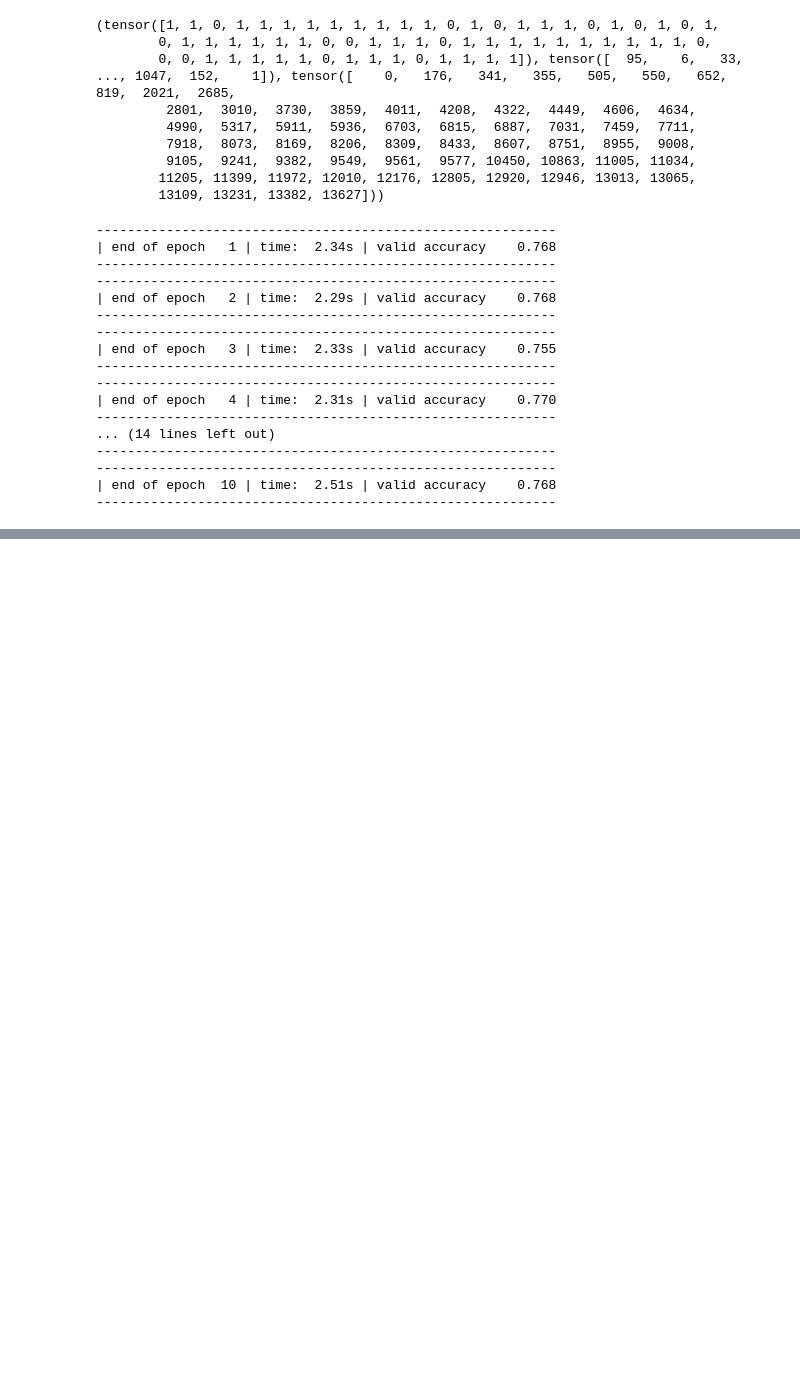
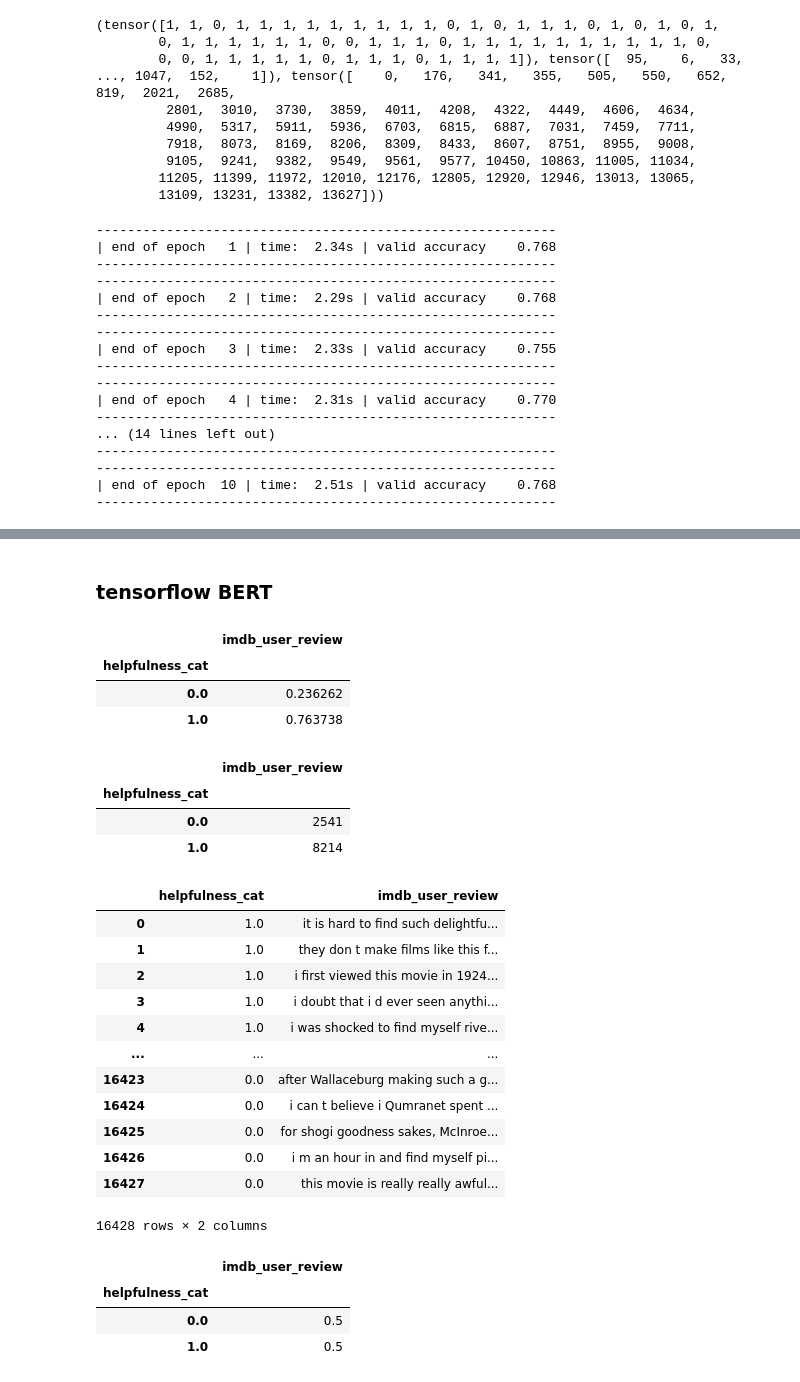
Before and after one commit to happysoymilk/movie-review-classifier, a Jupyter notebook: NLP_FCP.ipynb, the cells around one changed output, grey strips where cells are left out. Cells and saved outputs as stored; diff of their text form; code cells hidden in the pictures; blank space fills up the shorter version.

```diff
--- a/NLP_FCP.ipynb
+++ b/NLP_FCP.ipynb
@@ -703,0 +814,2 @@ for epoch in range(1, EPOCHS + 1):
+# %% [markdown]
+### tensorflow BERT
@@ -703,0 +821,16 @@ for epoch in range(1, EPOCHS + 1):
+# %%
+# nlp data augmentation
+# check the percentage of each label in the data set
+train.groupby('helpfulness_cat').count()/len(train)
+# %% [output]
+|  | imdb_user_review |
+| helpfulness_cat |  |
+| 0.0 | 0.236262 |
+| 1.0 | 0.763738 |
+# %%
+train.groupby('helpfulness_cat').count()
+# %% [output]
+|  | imdb_user_review |
+| helpfulness_cat |  |
+| 0.0 | 2541 |
+| 1.0 | 8214 |
@@ -703,0 +847,36 @@ for epoch in range(1, EPOCHS + 1):
+# %%
+#!pip install wget
+# download model from: https://drive.google.com/file/d/0B7XkCwpI5KDYNlNUTTlSS21pQmM/edit?resourcekey=0-wjGZdNAUop6WykTtMip30g
+import wget
+url = 'https://s3.amazonaws.com/dl4j-distribution/GoogleNews-vectors-negative300.bin.gz'
+filename = wget.download(url)
+# gzip -d GoogleNews-vectors-negative300.bin.gz
+# get current path
+import os
+current_path = os.getcwd()
+# load the google model path
+google_model_path = os.path.join(current_path, 'GoogleNews-vectors-negative300.bin')
+# %%
+aug = naw.WordEmbsAug(
+    model_type='word2vec', model_path=google_model_path,
+    action="insert")
+# %%
+# augmente the unhelpful reviews
+unhelpful_reviews = train[train['helpfulness_cat'] == 0].reset_index(drop=True)
+
+def augment_text(df_train,df_unhelpful,num,pr=0.2):
+    aug.aug_p=pr
+    new_text=[]
+
+    ## data augmentation loop
+    for i in tqdm(np.random.randint(0,len(df_unhelpful),num)):
+            text = unhelpful_reviews.iloc[i]['imdb_user_review']
+            augmented_text = aug.augment(text)
+            new_text.append(augmented_text)
+
+
+    ## dataframe
+    new=pd.DataFrame({'imdb_user_review':new_text,'helpfulness_cat':0})
+    new['imdb_user_review'] = new['imdb_user_review'].apply(lambda x: ' '.join(x))
+    df_new=df_train.append(new).reset_index(drop=True)
+    return df_new
@@ -703,0 +885,24 @@ for epoch in range(1, EPOCHS + 1):
+# %%
+train
+# %% [output]
+|  | helpfulness_cat | imdb_user_review |
+| 0 | 1.0 | it is hard to find such delightfu... |
+| 1 | 1.0 | they don t make films like this f... |
+| 2 | 1.0 | i first viewed this movie in 1924... |
+| 3 | 1.0 | i doubt that i d ever seen anythi... |
+| 4 | 1.0 | i was shocked to find myself rive... |
+| ... | ... | ... |
+| 16423 | 0.0 | after Wallaceburg making such a g... |
+| 16424 | 0.0 | i can t believe i Qumranet spent ... |
+| 16425 | 0.0 | for shogi goodness sakes, McInroe... |
+| 16426 | 0.0 | i m an hour in and find myself pi... |
+| 16427 | 0.0 | this movie is really really awful... |
+16428 rows × 2 columns
+# %%
+# check the percentage of each label in the data set
+train.groupby('helpfulness_cat').count()/len(train)
+# %% [output]
+|  | imdb_user_review |
+| helpfulness_cat |  |
+| 0.0 | 0.5 |
+| 1.0 | 0.5 |
```
Also changed, not shown: parts of 29 cells of this notebook.
